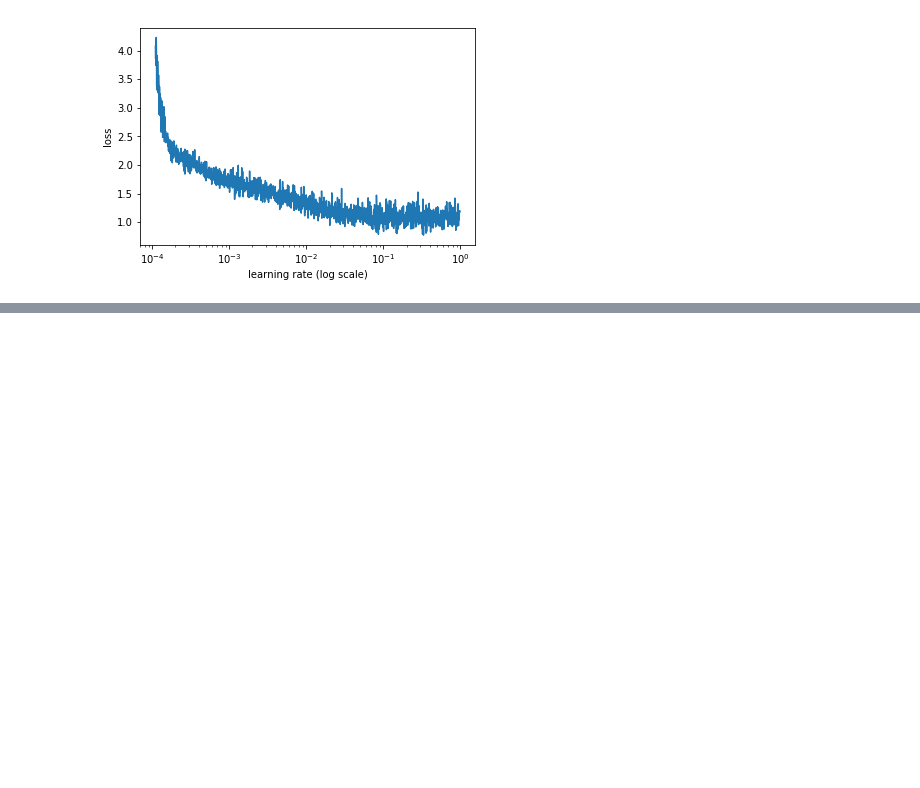
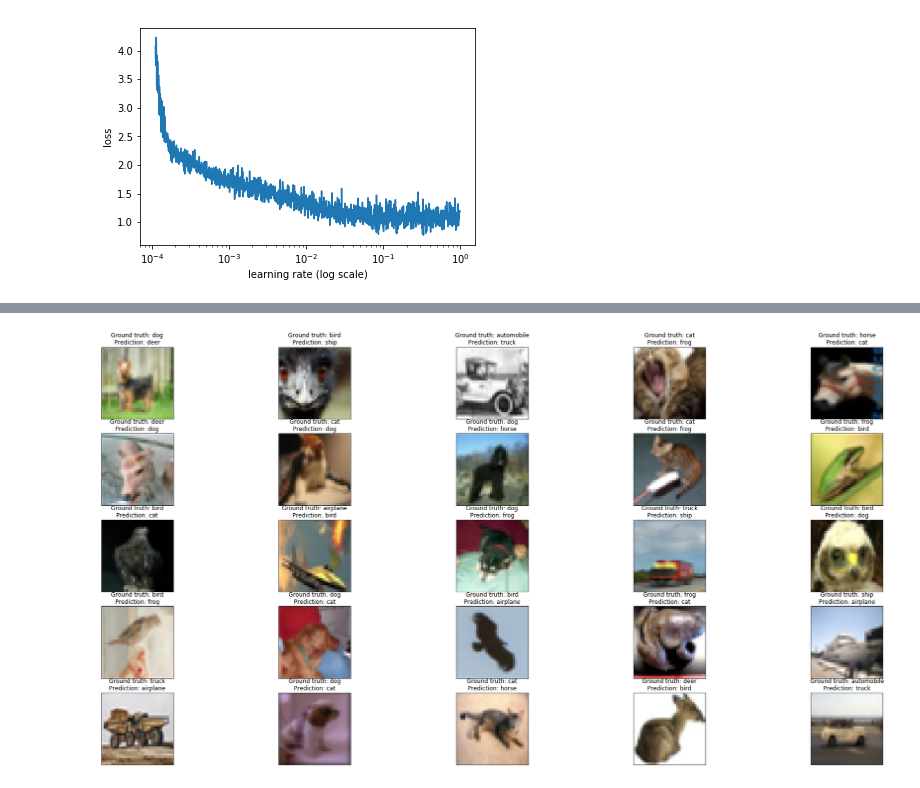
Before and after one commit to Curiousss/EVA, a Jupyter notebook: Assignment11/Session11.ipynb, the cells around one changed output, grey strips where cells are left out. Drawn from its saved outputs; the diff is of its cells as text; code cells hidden in the pictures; blank space fills up the shorter version.

```diff
--- a/Assignment11/Session11.ipynb
+++ b/Assignment11/Session11.ipynb
@@ -399,0 +378,14 @@ W0715 16:32:20.623472 140623279581056 image.py:648] Clipping input data to the v
+# %%
+fig = plt.figure(figsize=(32,16))
+i = 0
+for ind in misint:
+    ax = fig.add_subplot(5, 5, 1 + i, xticks=[], yticks=[])
+    im = test_features[ind]
+    label = test_labels[ind]
+    class_idx = np.where(label[:]==1)[0]
+    ax.set_title("Ground truth: " + class_names[class_idx[0]] + "\nPrediction: " + class_names[np.argmax(y_pred[ind])])
+    plt.imshow(im)
+    i = i + 1
+plt.show()
+# %% [output]
+[figure, added]
```
Also changed, not shown: parts of 12 cells of this notebook.
